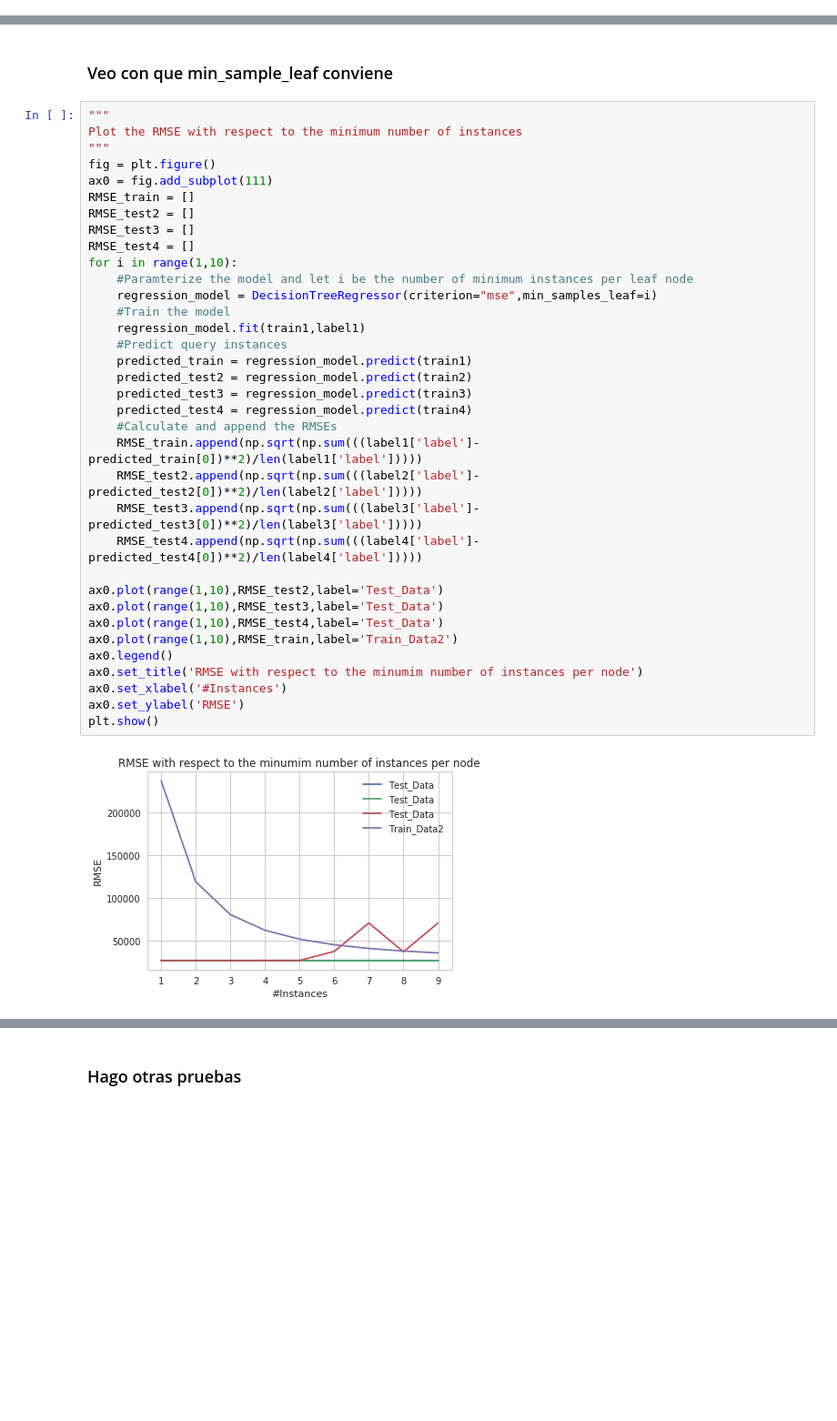
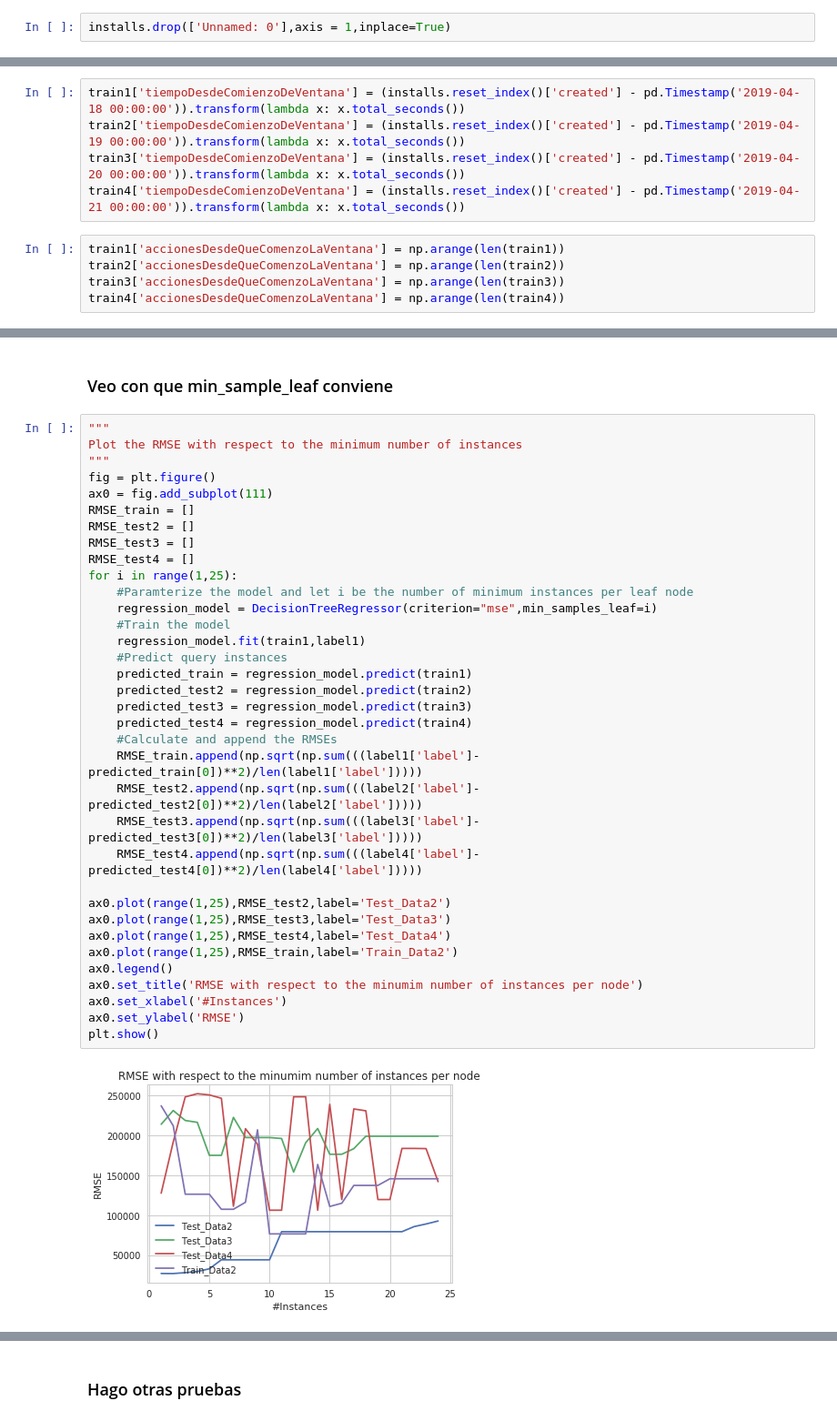
Before and after one commit to EugeniaFranchi/TP-Datos-2019, a Jupyter notebook: TP2/regresionTrees.ipynb, the cells around one changed output, grey strips where cells are left out. Shown at 91% size. Drawn from its saved outputs; the diff is of its cells as text; blank space fills up the shorter version.

```diff
--- a/TP2/regresionTrees.ipynb
+++ b/TP2/regresionTrees.ipynb
@@ -29,0 +30,2 @@ installs.head()
+# %%
+installs.drop(['Unnamed: 0'],axis = 1,inplace=True)
@@ -107,3 +122,13 @@ label4 = label4.fillna(3*24*60*60)
+# %%
+train1['tiempoDesdeComienzoDeVentana'] = (installs.reset_index()['created'] - pd.Timestamp('2019-04-18 00:00:00')).transform(lambda x: x.total_seconds())
+train2['tiempoDesdeComienzoDeVentana'] = (installs.reset_index()['created'] - pd.Timestamp('2019-04-19 00:00:00')).transform(lambda x: x.total_seconds())
+train3['tiempoDesdeComienzoDeVentana'] = (installs.reset_index()['created'] - pd.Timestamp('2019-04-20 00:00:00')).transform(lambda x: x.total_seconds())
+train4['tiempoDesdeComienzoDeVentana'] = (installs.reset_index()['created'] - pd.Timestamp('2019-04-21 00:00:00')).transform(lambda x: x.total_seconds())
+# %%
+train1['accionesDesdeQueComenzoLaVentana'] = np.arange(len(train1))
+train2['accionesDesdeQueComenzoLaVentana'] = np.arange(len(train2))
+train3['accionesDesdeQueComenzoLaVentana'] = np.arange(len(train3))
+train4['accionesDesdeQueComenzoLaVentana'] = np.arange(len(train4))
 # %%
 train1.drop(['created'],axis =1, inplace = True )
 train2.drop(['created'],axis =1, inplace = True )
@@ -150,36 +222,36 @@ RMSE
 """
 Plot the RMSE with respect to the minimum number of instances
 """
 fig = plt.figure()
 ax0 = fig.add_subplot(111)
 RMSE_train = []
 RMSE_test2 = []
 RMSE_test3 = []
 RMSE_test4 = []
-for i in range(1,10):
+for i in range(1,25):
     #Paramterize the model and let i be the number of minimum instances per leaf node
     regression_model = DecisionTreeRegressor(criterion="mse",min_samples_leaf=i)
     #Train the model
     regression_model.fit(train1,label1)
     #Predict query instances
     predicted_train = regression_model.predict(train1)
     predicted_test2 = regression_model.predict(train2)
     predicted_test3 = regression_model.predict(train3)
     predicted_test4 = regression_model.predict(train4)
     #Calculate and append the RMSEs
     RMSE_train.append(np.sqrt(np.sum(((label1['label']-predicted_train[0])**2)/len(label1['label']))))
     RMSE_test2.append(np.sqrt(np.sum(((label2['label']-predicted_test2[0])**2)/len(label2['label']))))
     RMSE_test3.append(np.sqrt(np.sum(((label3['label']-predicted_test3[0])**2)/len(label3['label']))))
     RMSE_test4.append(np.sqrt(np.sum(((label4['label']-predicted_test4[0])**2)/len(label4['label']))))
 
-ax0.plot(range(1,10),RMSE_test2,label='Test_Data')
-ax0.plot(range(1,10),RMSE_test3,label='Test_Data')
-ax0.plot(range(1,10),RMSE_test4,label='Test_Data')
-ax0.plot(range(1,10),RMSE_train,label='Train_Data2')
+ax0.plot(range(1,25),RMSE_test2,label='Test_Data2')
+ax0.plot(range(1,25),RMSE_test3,label='Test_Data3')
+ax0.plot(range(1,25),RMSE_test4,label='Test_Data4')
+ax0.plot(range(1,25),RMSE_train,label='Train_Data2')
 ax0.legend()
 ax0.set_title('RMSE with respect to the minumim number of instances per node')
 ax0.set_xlabel('#Instances')
 ax0.set_ylabel('RMSE')
 plt.show()
 # %% [output]
-[figure, old version]
+[figure, new version]
```
Also changed, not shown: parts of 33 cells of this notebook.
